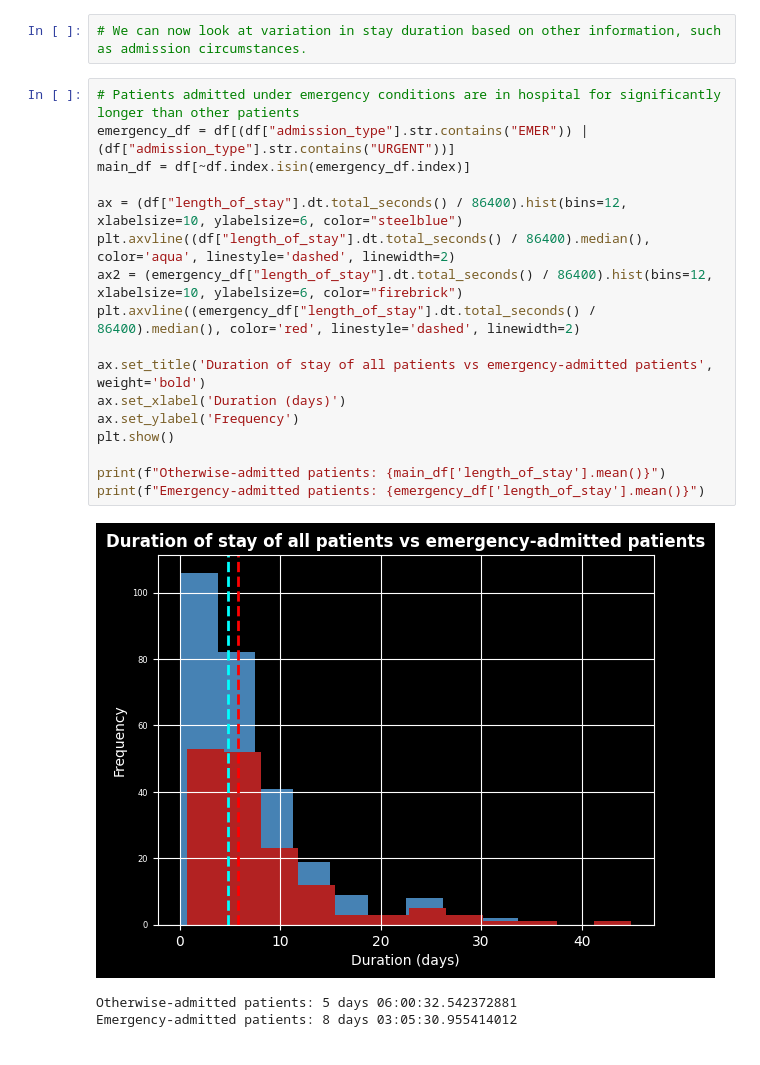
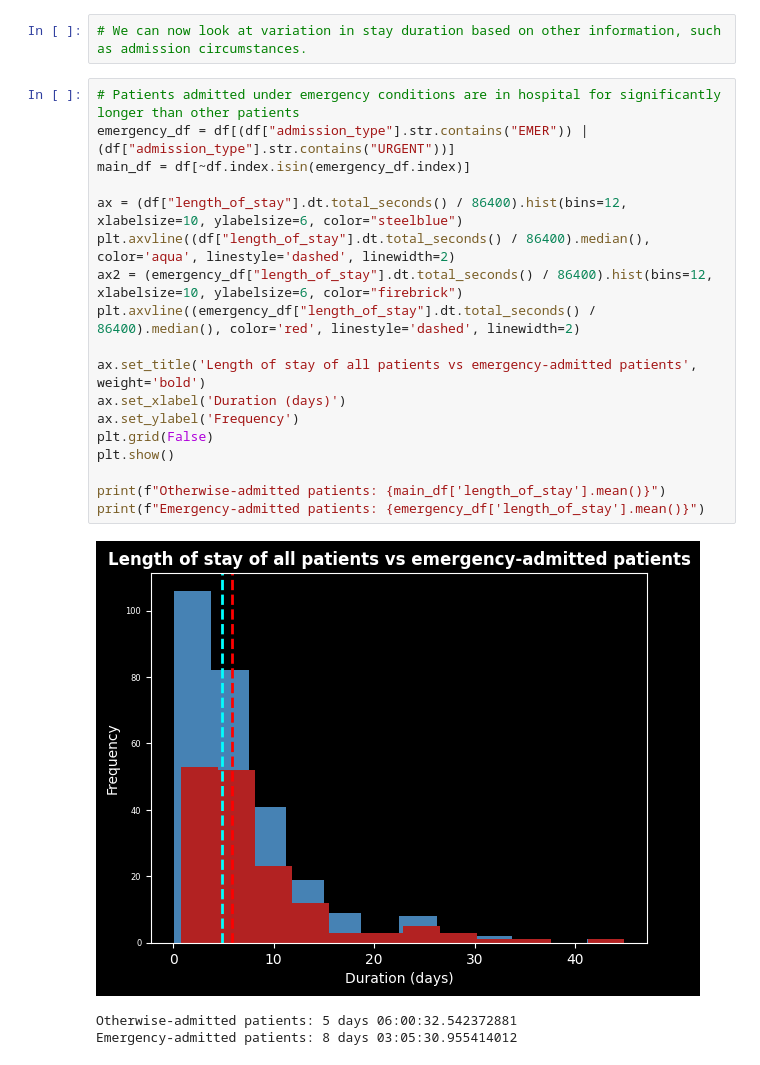
Before and after one commit to kkkarnav/MIMIC, a Jupyter notebook: 1_length_of_stay.ipynb, the cells around one changed output. Cells and saved outputs as stored; diff of their text form.

```diff
--- a/1_length_of_stay.ipynb
+++ b/1_length_of_stay.ipynb
@@ -195,22 +215,23 @@ plt.show()
 # %%
 # Patients admitted under emergency conditions are in hospital for significantly longer than other patients
 emergency_df = df[(df["admission_type"].str.contains("EMER")) | (df["admission_type"].str.contains("URGENT"))]
 main_df = df[~df.index.isin(emergency_df.index)]
 
 ax = (df["length_of_stay"].dt.total_seconds() / 86400).hist(bins=12, xlabelsize=10, ylabelsize=6, color="steelblue")
 plt.axvline((df["length_of_stay"].dt.total_seconds() / 86400).median(), color='aqua', linestyle='dashed', linewidth=2)
 ax2 = (emergency_df["length_of_stay"].dt.total_seconds() / 86400).hist(bins=12, xlabelsize=10, ylabelsize=6, color="firebrick")
 plt.axvline((emergency_df["length_of_stay"].dt.total_seconds() / 86400).median(), color='red', linestyle='dashed', linewidth=2)
 
-ax.set_title('Duration of stay of all patients vs emergency-admitted patients', weight='bold')
+ax.set_title('Length of stay of all patients vs emergency-admitted patients', weight='bold')
 ax.set_xlabel('Duration (days)')
 ax.set_ylabel('Frequency')
+plt.grid(False)
 plt.show()
 
 print(f"Otherwise-admitted patients: {main_df['length_of_stay'].mean()}")
 print(f"Emergency-admitted patients: {emergency_df['length_of_stay'].mean()}")
 # %% [output]
-[figure, old version]
+[figure, new version]
 Otherwise-admitted patients: 5 days 06:00:32.542372881
 Emergency-admitted patients: 8 days 03:05:30.955414012
 # %%
```
Also changed, not shown: parts of 15 cells of this notebook.
